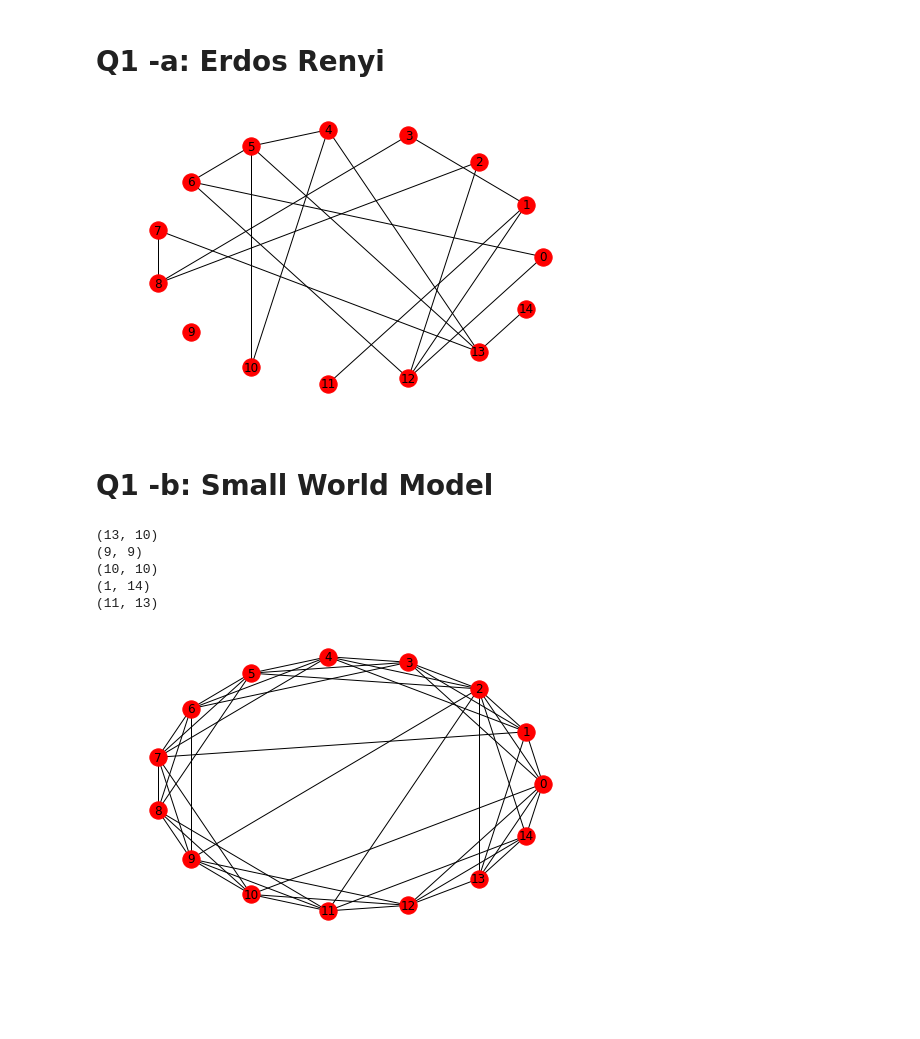
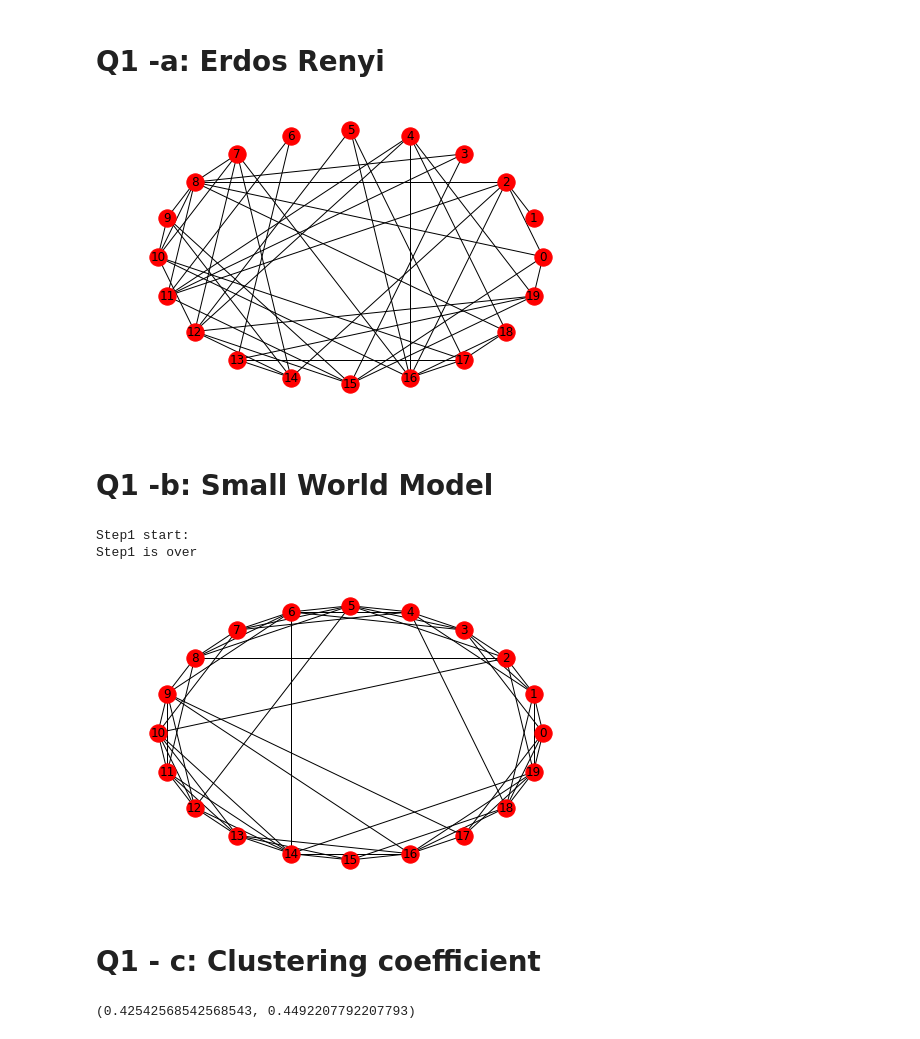
Before and after one commit to giditietz/network-algorithms, a Jupyter notebook: HW1.ipynb, the cells around one changed output. Saved outputs shown, nothing was run; the diff lists cells and outputs as text; code cells hidden in the pictures; blank space fills up the shorter version.

```diff
--- a/HW1.ipynb
+++ b/HW1.ipynb
@@ -18,10 +19,10 @@ def create_ER_random_graph(n=10,p=0.5):
             G.add_edge(*e)
     return G
 # %%
-G = create_ER_random_graph(n=15,p=0.1)
-nx.draw_circular(G, with_labels=True)
+G1 = create_ER_random_graph(n=20,p=0.15)
+nx.draw_circular(G1, with_labels=True)
 # %% [output]
-[figure, old version]
+[figure, new version]
 # %% [markdown]
 # Q1 -b: Small World Model
 # %%
@@ -56,12 +59,11 @@ def create_small_world_random_graph(n=10,k=2,p=0.5):
             G.add_edge(*new_edge)
     return G
 # %%
-G = create_small_world_random_graph(n=15,p=0.02,k=6)
-nx.draw_circular(G, with_labels=True)
+G2 = create_small_world_random_graph(n=20,p=0.1,k=6)
+nx.draw_circular(G2, with_labels=True)
 # %% [output]
-(13, 10)
-(9, 9)
-(10, 10)
-(1, 14)
-(11, 13)
+Step1 start:
+Step1 is over
-[figure, old version]
+[figure, new version]
+# %% [markdown]
+# Q1 - c: Clustering coefficient
@@ -67,0 +98,4 @@ nx.draw_circular(G, with_labels=True)
+# %%
+graph_clustering_coeff(G1), graph_clustering_coeff(G2)
+# %% [output]
+(0.42542568542568543, 0.4492207792207793)
```
Also changed, not shown: parts of 6 cells of this notebook.
